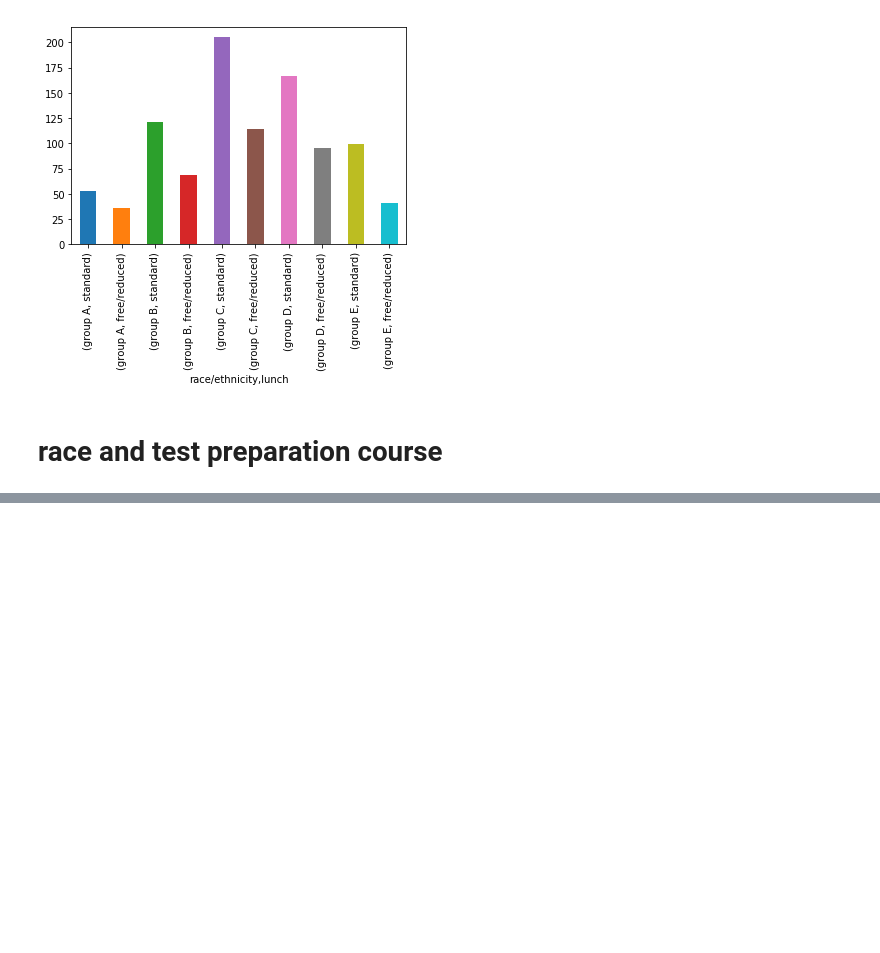
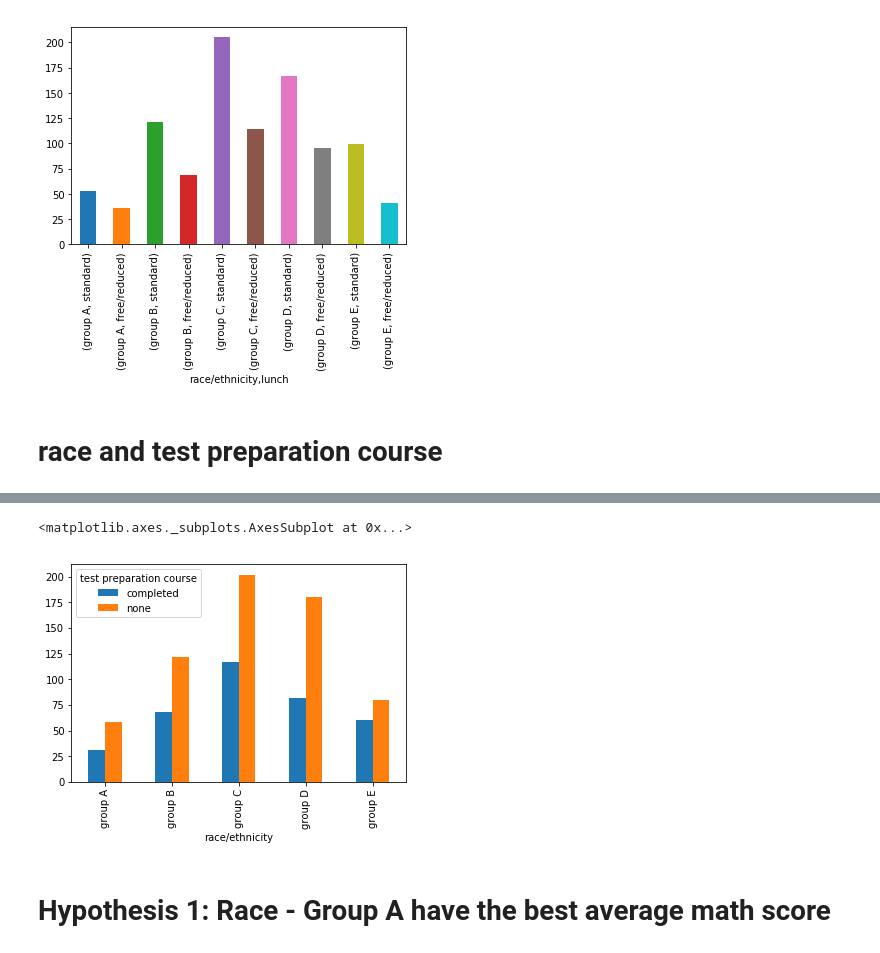
Before and after one commit to mahatnino/Student-Performance-Project-I-, a Jupyter notebook: Race/Data Visualization and Hypothesis testing .ipynb, the cells around one changed output, grey strips where cells are left out. Cells and saved outputs as stored; diff of their text form; code cells hidden in the pictures; blank space fills up the shorter version.

Commit message:
race updated

```diff
--- a/Race/Data Visualization and Hypothesis testing .ipynb
+++ b/Race/Data Visualization and Hypothesis testing .ipynb
@@ -90,0 +101,7 @@ df['lunch'].groupby(df['race/ethnicity']).value_counts().plot.bar()
+# %%
+pd.crosstab(df['race/ethnicity'],df['test preparation course']).plot.bar()
+# %% [output]
+<matplotlib.axes._subplots.AxesSubplot at 0x...>
+[figure, added]
+# %% [markdown]
+# Hypothesis 1: Race - Group A have the best average math score
```
Also changed, not shown: parts of 18 cells of this notebook.
